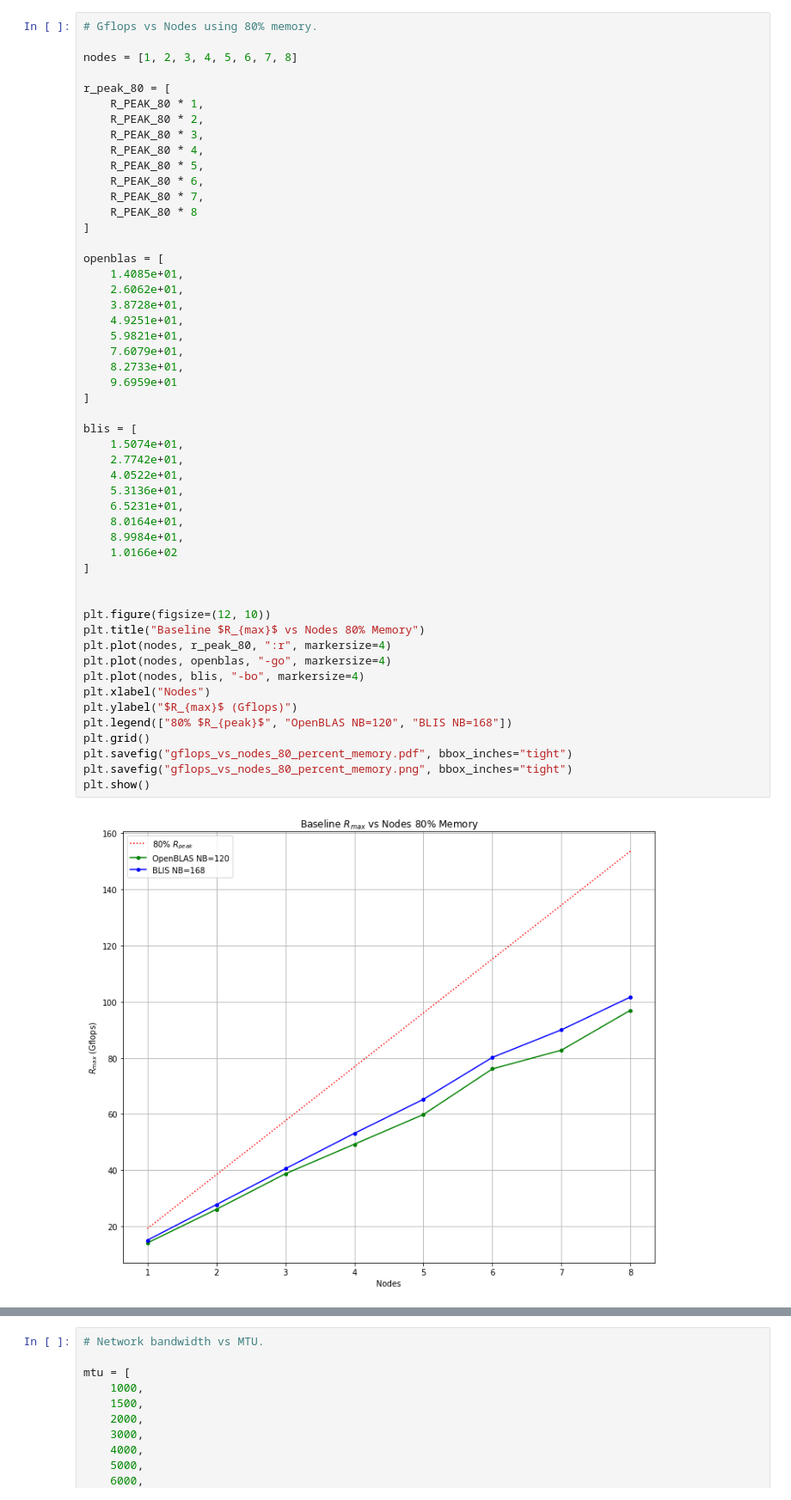
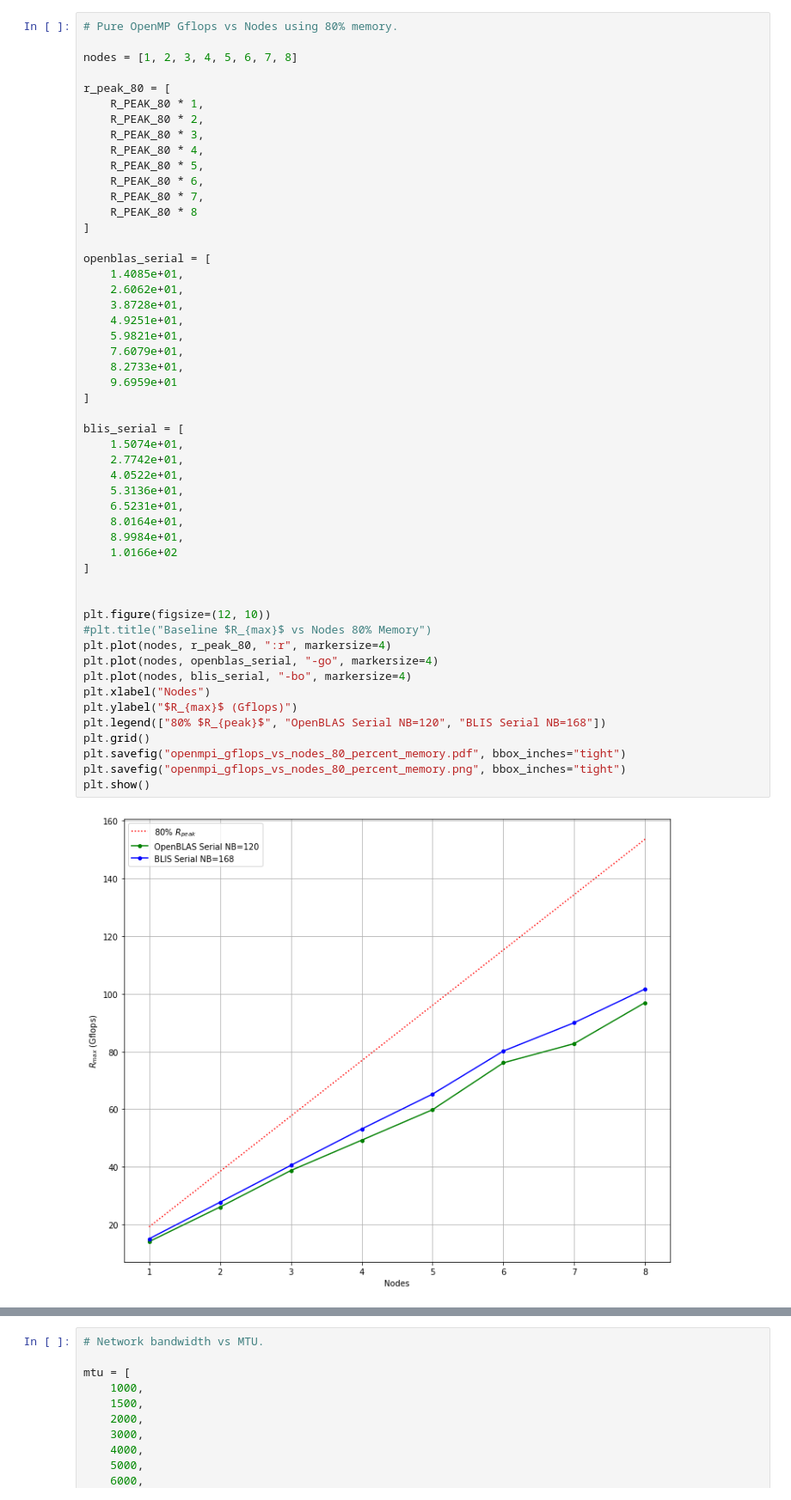
Before and after one commit to johnduffymsc/dissertation, a Jupyter notebook: picluster.ipynb, the cells around one changed output, grey strips where cells are left out. Shown: that part at 86% size. Drawn from its saved outputs; the diff is of its cells as text.

```diff
--- a/picluster.ipynb
+++ b/picluster.ipynb
@@ -687,7 +687,7 @@ plt.show()
 # %% [output]
 [figure]
 # %%
-# Gflops vs Nodes using 80% memory.
+# Pure OpenMP Gflops vs Nodes using 80% memory.
 
 nodes = [1, 2, 3, 4, 5, 6, 7, 8]
 
@@ -702,40 +702,40 @@ r_peak_80 = [
     R_PEAK_80 * 8
 ]
 
-openblas = [
+openblas_serial = [
     1.4085e+01,
     2.6062e+01,
     3.8728e+01,
     4.9251e+01,
     5.9821e+01,
     7.6079e+01,
     8.2733e+01,
     9.6959e+01
 ]
 
-blis = [
+blis_serial = [
     1.5074e+01,
     2.7742e+01,
     4.0522e+01,
     5.3136e+01,
     6.5231e+01,
     8.0164e+01,
     8.9984e+01,
     1.0166e+02
 ]
 
 
 plt.figure(figsize=(12, 10))
-plt.title("Baseline $R_{max}$ vs Nodes 80% Memory")
+#plt.title("Baseline $R_{max}$ vs Nodes 80% Memory")
 plt.plot(nodes, r_peak_80, ":r", markersize=4)
-plt.plot(nodes, openblas, "-go", markersize=4)
-plt.plot(nodes, blis, "-bo", markersize=4)
+plt.plot(nodes, openblas_serial, "-go", markersize=4)
+plt.plot(nodes, blis_serial, "-bo", markersize=4)
 plt.xlabel("Nodes")
 plt.ylabel("$R_{max}$ (Gflops)")
-plt.legend(["80% $R_{peak}$", "OpenBLAS NB=120", "BLIS NB=168"])
+plt.legend(["80% $R_{peak}$", "OpenBLAS Serial NB=120", "BLIS Serial NB=168"])
 plt.grid()
-plt.savefig("gflops_vs_nodes_80_percent_memory.pdf", bbox_inches="tight")
-plt.savefig("gflops_vs_nodes_80_percent_memory.png", bbox_inches="tight")
+plt.savefig("openmpi_gflops_vs_nodes_80_percent_memory.pdf", bbox_inches="tight")
+plt.savefig("openmpi_gflops_vs_nodes_80_percent_memory.png", bbox_inches="tight")
 plt.show()
 # %% [output]
-[figure, old version]
+[figure, new version]
```
Also changed, not shown: parts of 1 cell of this notebook, 2 other files.
